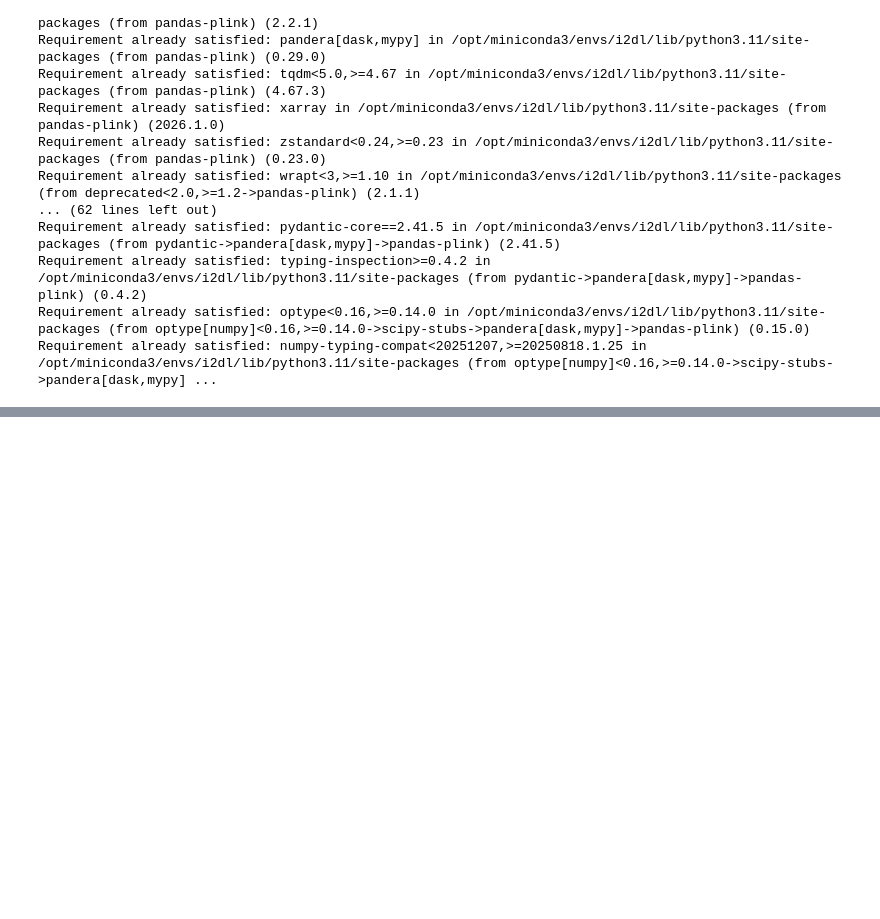
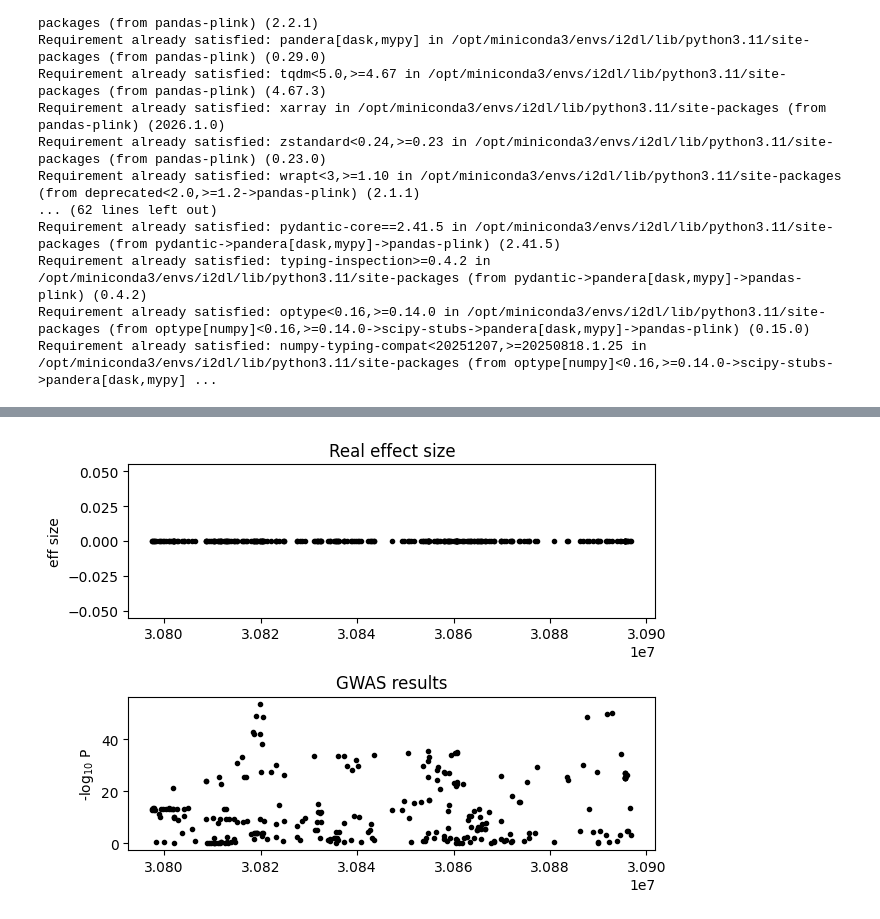
Before and after one commit to sueoglu/gobi_gwas, a Jupyter notebook: katharina/gobi.ipynb, the cells around one changed output, grey strips where cells are left out. Saved outputs shown, nothing was run; the diff lists cells and outputs as text; code cells hidden in the pictures; blank space fills up the shorter version.

```diff
--- a/katharina/gobi.ipynb
+++ b/katharina/gobi.ipynb
@@ -110,7 +135,7 @@ def subset_individuals(fam, G, keep_idxs):
 N = 1000
 np.random.seed(0)
 idxs = np.sort(np.random.permutation(fam.shape[0])[:N])
-fams, Gs = subset_individuals(fam, G, idxs)
+fams, Gs = subset_individuals(bim, G, idxs)
 # %%
 chrom = 22
 start = 30797531
@@ -147,0 +220,15 @@ def simulate_pheno(X, idx_caus, var_expl, direction=None):
+# %%
+# Plot ground truth and results
+x = bimr['pos'].values
+plt.subplot(211)
+plt.title('Real effect size')
+plt.plot(x, beta_real, '.k')
+plt.ylabel('eff size')
+plt.subplot(212)
+plt.title('GWAS results')
+plt.plot(x, -np.log10(pv), '.k')
+plt.ylabel('-log$_{10}$ P')
+plt.tight_layout()
+plt.show()
+# %% [output]
+[figure, added]
```
Also changed, not shown: parts of 10 cells of this notebook.
